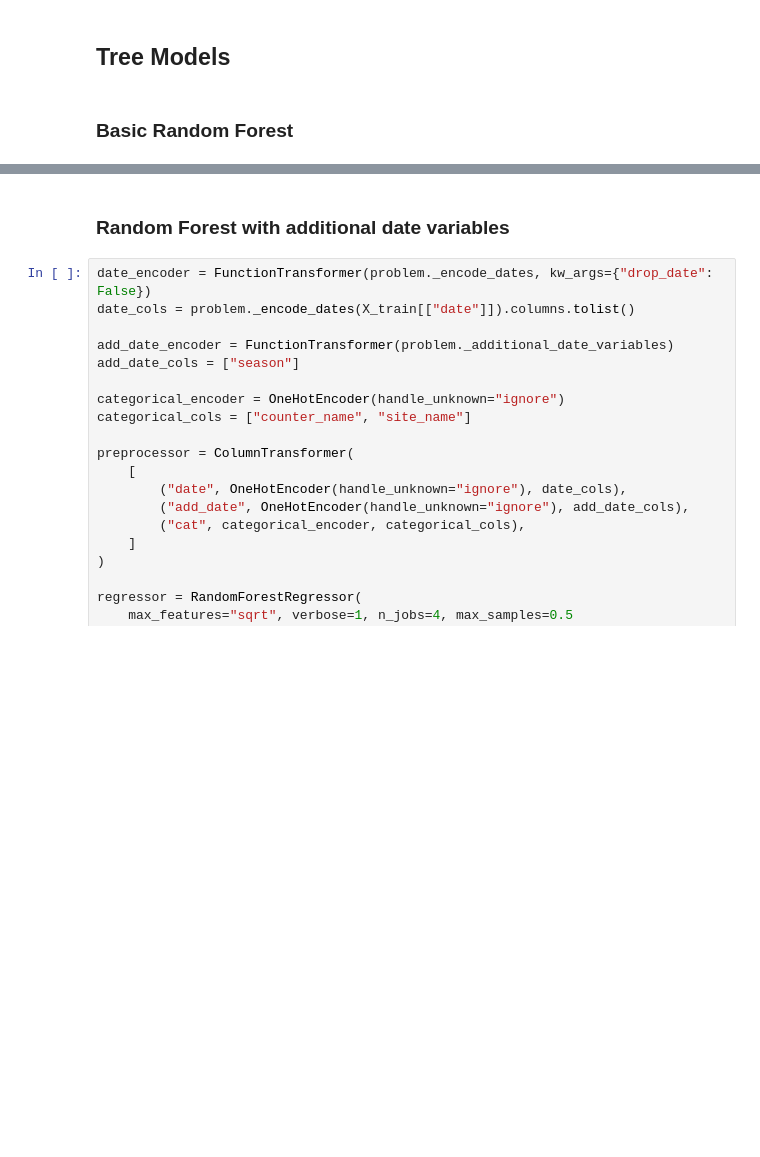
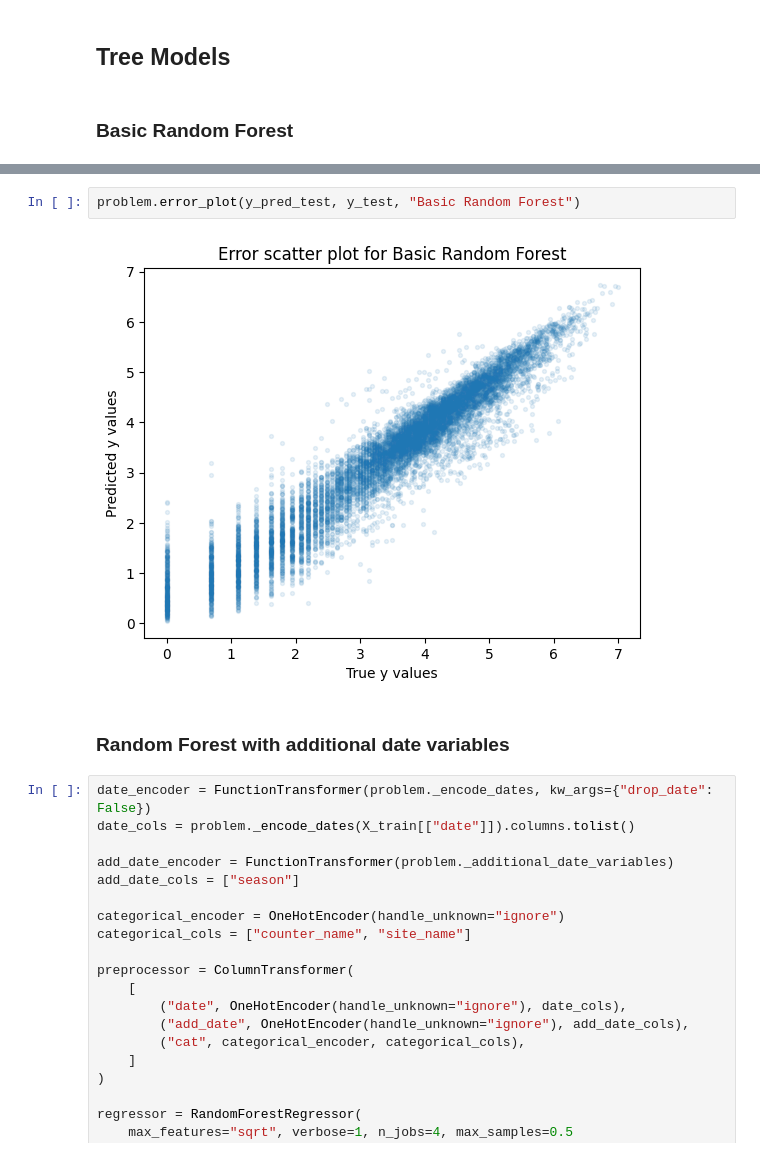
Before and after one commit to stlbnmaria/PythonForDS_Project, a Jupyter notebook: modeling/tree_models/tree_models.ipynb, the cells around one changed output, grey strips where cells are left out. Saved outputs shown, nothing was run; the diff lists cells and outputs as text; blank space fills up the shorter version.

```diff
--- a/modeling/tree_models/tree_models.ipynb
+++ b/modeling/tree_models/tree_models.ipynb
@@ -102,3 +101,7 @@ Test set, RMSE=0.45
+# %%
+problem.error_plot(y_pred_test, y_test, "Basic Random Forest")
+# %% [output]
+[figure, added]
 # %% [markdown]
 ### Random Forest with additional date variables
 # %%
```
Also changed, not shown: parts of 20 cells of this notebook.
